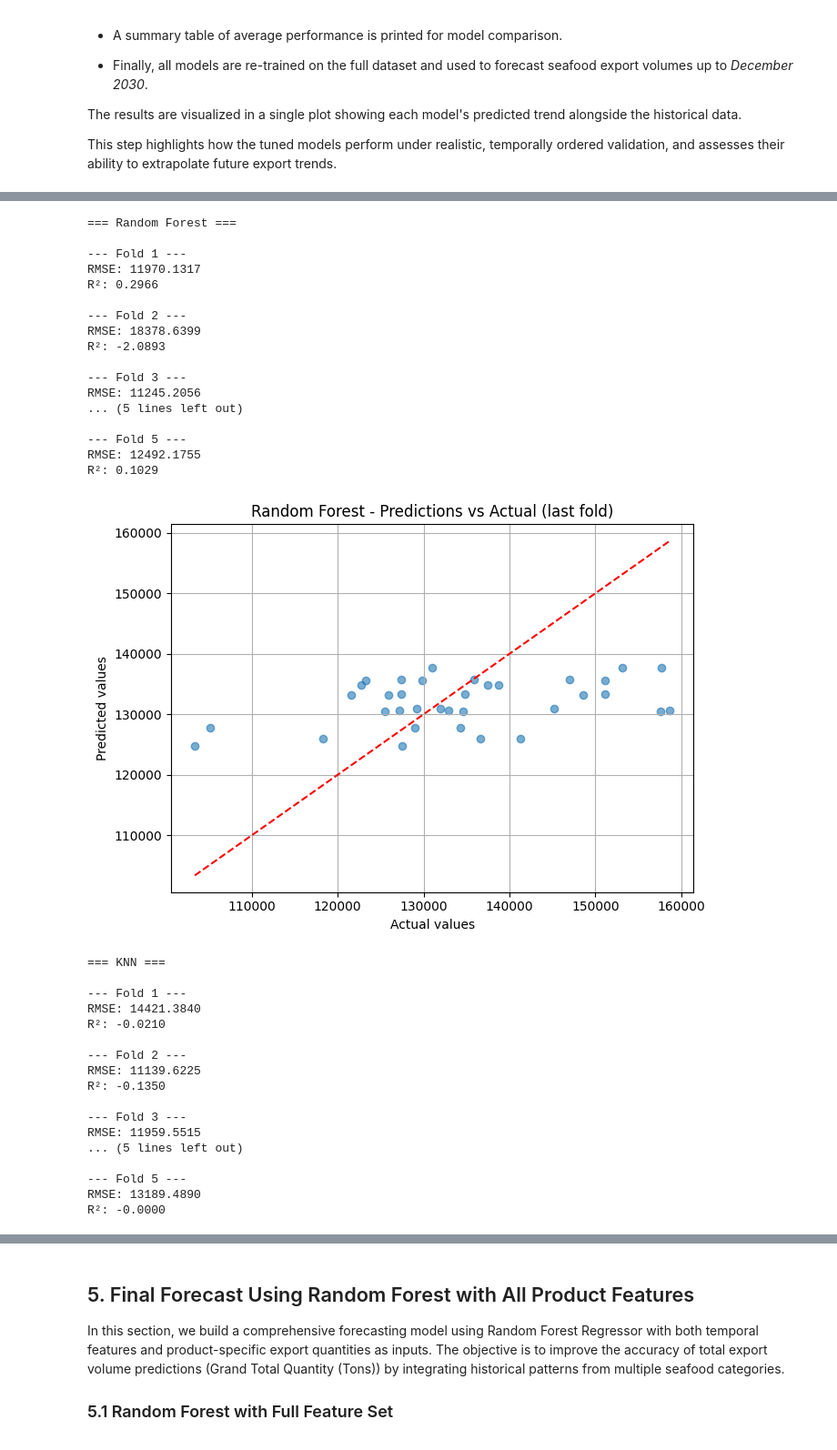
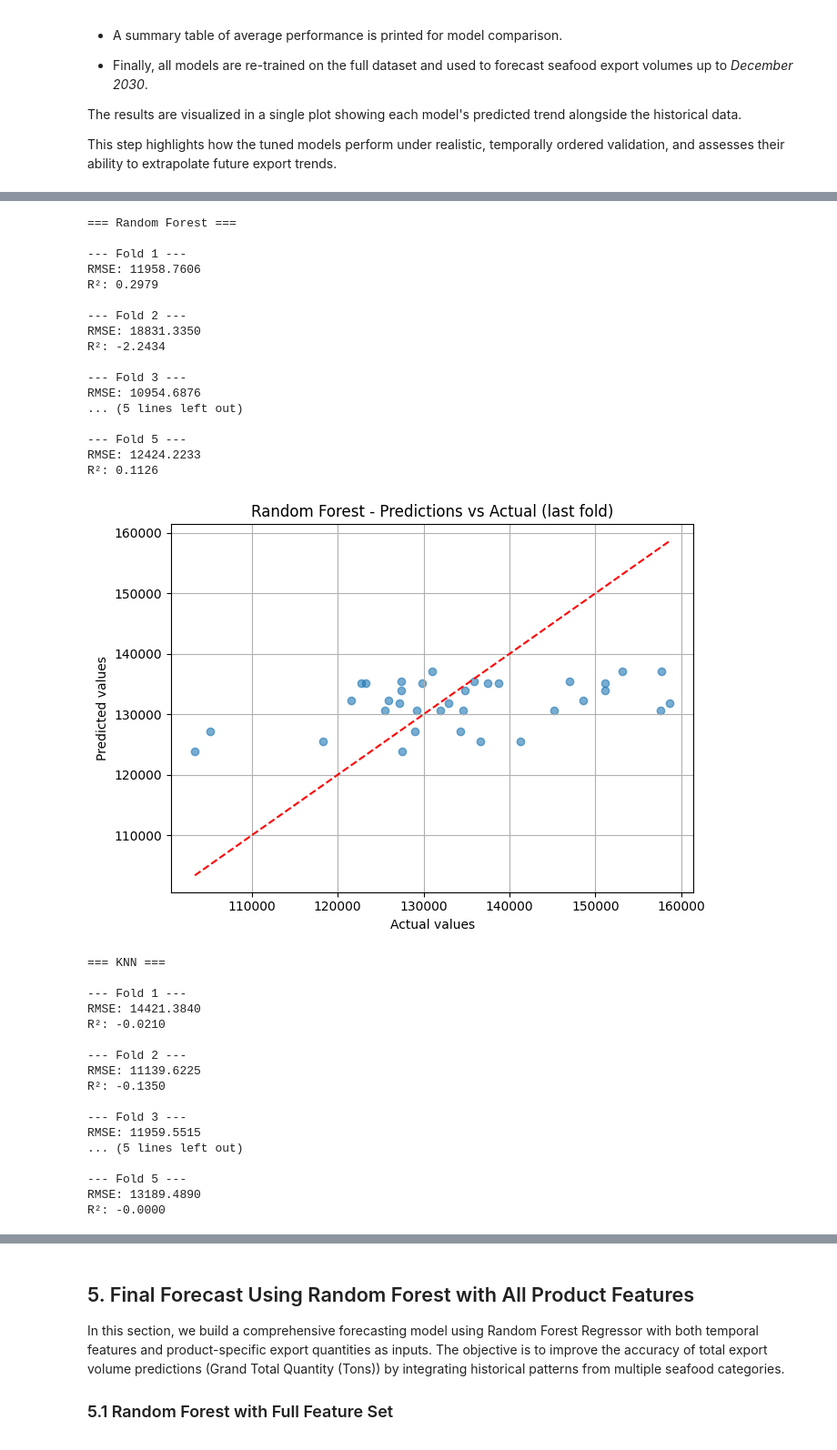
Before and after one commit to Samuel-JULLY/KMUTNB_internship, a Jupyter notebook: Forecasting_the_exports_volume_of_processed_seafood_in_Thailand/Projet.ipynb, the cells around one changed output, grey strips where cells are left out. Shown at 91% size. Drawn from its saved outputs; the diff is of its cells as text; code cells hidden in the pictures.

```diff
--- a/Forecasting_the_exports_volume_of_processed_seafood_in_Thailand/Projet.ipynb
+++ b/Forecasting_the_exports_volume_of_processed_seafood_in_Thailand/Projet.ipynb
@@ -530,32 +527,33 @@ The results are visualized in a single plot showing each model's predicted trend
 
 This step highlights how the tuned models perform under realistic, temporally ordered validation, and assesses their ability to extrapolate future export trends.
 # %%
-# --- Data Loading and Preparation ---
-
+# Préparation des variables temporelles
 df['month'] = pd.to_datetime(df['Year (ค.ศ.)'].astype(str) + '-' + df['Month'].astype(str).str.zfill(2))
 df = df.sort_values('month')
 df['month_num'] = (df['month'] - df['month'].min()) // pd.Timedelta('30D')
 df['month_of_year'] = df['month'].dt.month
-
-# Cyclical variables to capture seasonality
 df['month_sin'] = np.sin(2 * np.pi * df['month_of_year'] / 12)
 df['month_cos'] = np.cos(2 * np.pi * df['month_of_year'] / 12)
 
 X = df[['month_num', 'month_sin', 'month_cos']]
 y = df['Grand Total Quantity (Tons)'].values
 
-# --- Models to Evaluate ---
+# Création dynamique des modèles à partir des meilleurs paramètres
+models = {}
+for name, base_model in {
+    "Linear Regression": LinearRegression(),
+    "SVR": SVR(),
+    "Decision Tree": DecisionTreeRegressor(random_state=42),
+    "Random Forest": RandomForestRegressor(random_state=42),
+    "KNN": KNeighborsRegressor()
+}.items():
+    if name in best_params_dict and best_params_dict[name]:
+        models[name] = clone(base_model).set_params(**best_params_dict[name])
+    else:
+        models[name] = base_model
 
-models = {
-    "Linear Regression": LinearRegression(),
-    "SVR": SVR(C= 10, epsilon= 0.01, gamma= 'scale'),
-    "Decision Tree": DecisionTreeRegressor(max_depth= 10, min_samples_leaf= 4, min_samples_split= 10),
-    "Random Forest": RandomForestRegressor(max_depth= 20, min_samples_leaf= 1, min_samples_split= 5, n_estimators= 200),
-    "KNN": KNeighborsRegressor(n_neighbors= 3, p= 1, weights= 'uniform')
-}
-
+# Évaluation avec TimeSeriesSplit
 tscv = TimeSeriesSplit(n_splits=5)
-
 results = {}
 
 for name, model in models.items():
@@ -580,7 +578,6 @@ for name, model in models.items():
         print(f"RMSE: {rmse:.4f}")
         print(f"R²: {r2:.4f}")
 
-        # Plot last fold predictions
         if i == tscv.get_n_splits() - 1:
             plt.figure(figsize=(7, 5))
             plt.scatter(y_val, y_pred, alpha=0.6)
@@ -599,15 +596,12 @@ for name, model in models.items():
         "R² std": np.std(r2_scores)
     }
 
-# --- Summary of Results ---
-
+# Résumé
 summary_df = pd.DataFrame(results).T.round(4)
-
 print("\n=== Summary of Results ===")
 print(summary_df)
 
-# --- Future Prediction on the Complete Timeline ---
-
+# Prédictions futures
 all_months = pd.date_range(start=df['month'].min(), end="2030-12-01", freq='MS')
 all_month_nums = ((all_months - df['month'].min()) // pd.Timedelta('30D')).astype(int)
 all_month_of_year = all_months.month
@@ -622,12 +616,9 @@ X_all = pd.DataFrame({
 
 plt.figure(figsize=(14, 8))
 
-# Retrain model on the full dataset
 for name, model in models.items():
-
     model.fit(X, y)
     y_all_pred = model.predict(X_all)
-
     plt.plot(all_months, y_all_pred, label=name)
 
 plt.plot(df['month'], y, label="Real data", color='black', linewidth=2)
@@ -678,41 +669,41 @@ RMSE: 16466.6702
 R²: -0.5587
 [figure]
 === Decision Tree ===
 
 --- Fold 1 ---
 RMSE: 11500.9926
 R²: 0.3506
 
 --- Fold 2 ---
 RMSE: 18124.6197
 R²: -2.0045
 
 --- Fold 3 ---
 RMSE: 14284.2584
 ... (5 lines left out)
 
 --- Fold 5 ---
 RMSE: 12511.0683
 R²: 0.1002
 [figure]
 === Random Forest ===
 
 --- Fold 1 ---
-RMSE: 11970.1317
-R²: 0.2966
+RMSE: 11958.7606
+R²: 0.2979
 
 --- Fold 2 ---
-RMSE: 18378.6399
-R²: -2.0893
+RMSE: 18831.3350
+R²: -2.2434
 
 --- Fold 3 ---
-RMSE: 11245.2056
+RMSE: 10954.6876
 ... (5 lines left out)
 
 --- Fold 5 ---
-RMSE: 12492.1755
-R²: 0.1029
+RMSE: 12424.2233
+R²: 0.1126
-[figure, old version]
+[figure, new version]
 === KNN ===
 
 --- Fold 1 ---
```
Also changed, not shown: parts of 5 cells of this notebook.
